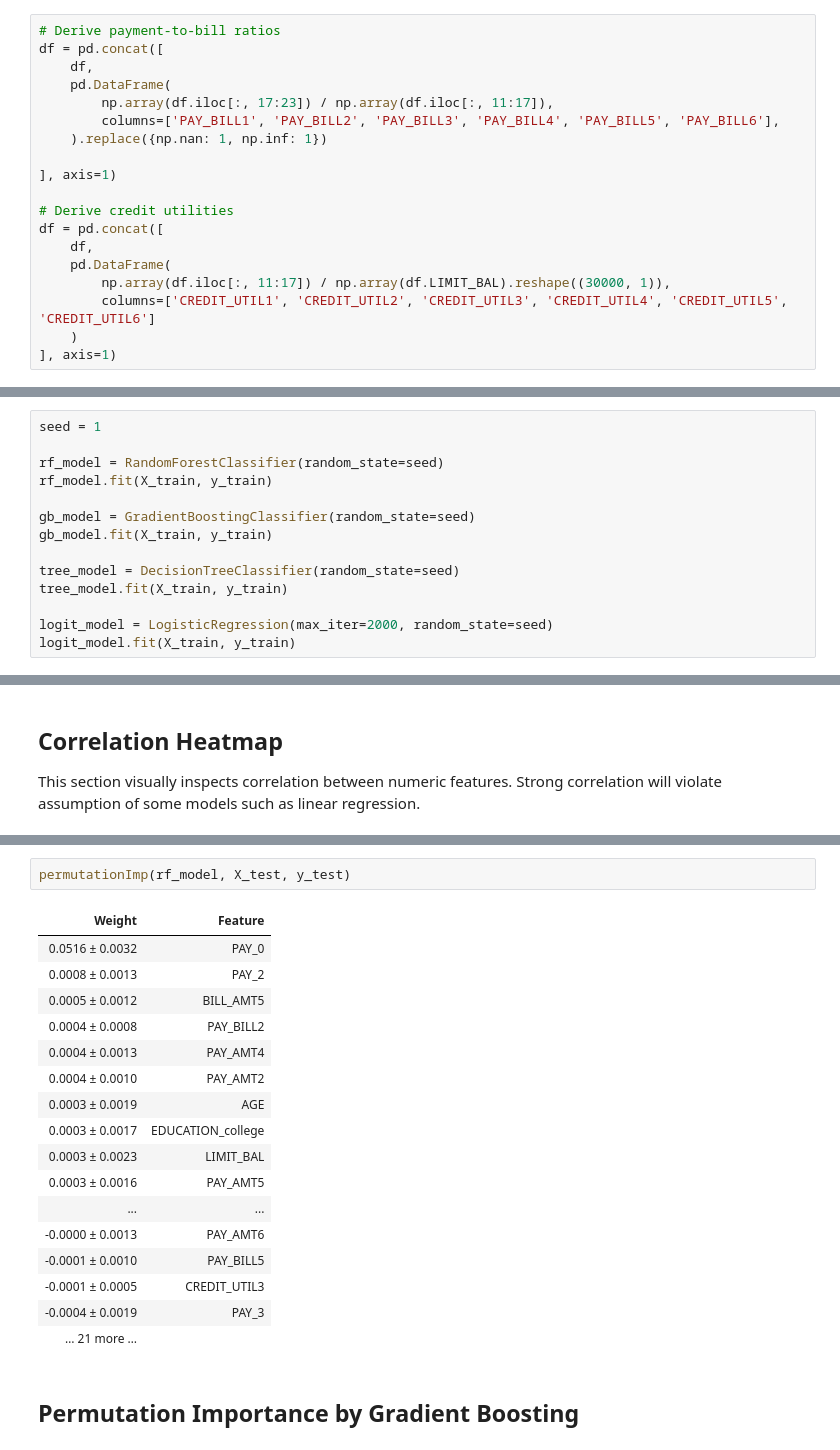
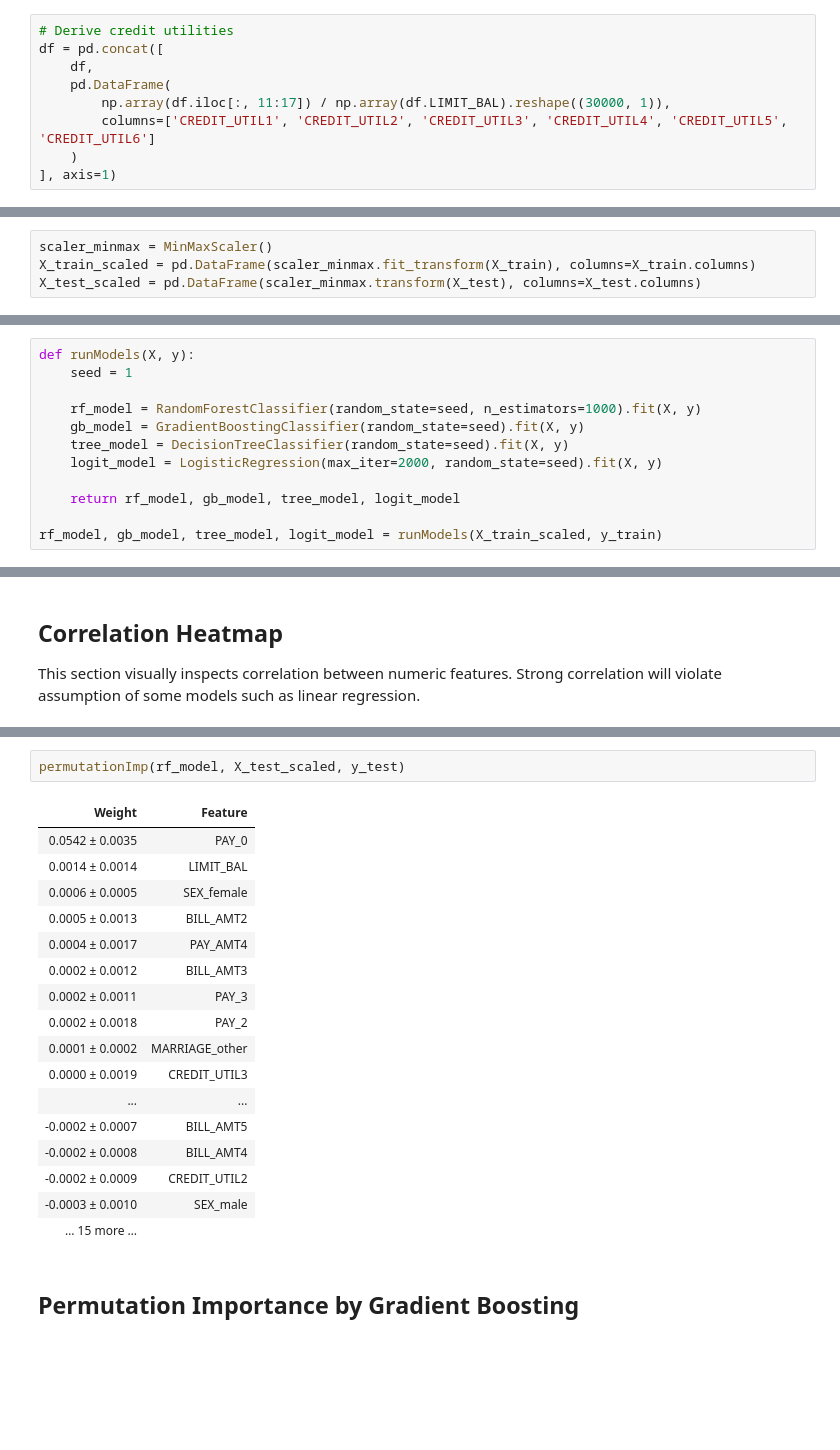
Before and after one commit to markczhang/domain_knowledge_machine_learning_approach, a Jupyter notebook: credit card payment default.ipynb, the cells around one changed output, grey strips where cells are left out. Drawn from its saved outputs; the diff is of its cells as text; blank space fills up the shorter version.

```diff
--- a/credit card payment default.ipynb
+++ b/credit card payment default.ipynb
@@ -44,16 +45,6 @@ df.y = np.where(df.y == 1, 'yes', 'no');
 # %% [markdown]
 ## Feature Engineering
 # %%
-# Derive payment-to-bill ratios
-df = pd.concat([
-    df,
-    pd.DataFrame(
-        np.array(df.iloc[:, 17:23]) / np.array(df.iloc[:, 11:17]),
-        columns=['PAY_BILL1', 'PAY_BILL2', 'PAY_BILL3', 'PAY_BILL4', 'PAY_BILL5', 'PAY_BILL6'],
-    ).replace({np.nan: 1, np.inf: 1})
-
-], axis=1)
-
 # Derive credit utilities
 df = pd.concat([
     df,
@@ -90,16 +83,18 @@ for i in range(0, 8):
+# %%
+scaler_minmax = MinMaxScaler()
+X_train_scaled = pd.DataFrame(scaler_minmax.fit_transform(X_train), columns=X_train.columns)
+X_test_scaled = pd.DataFrame(scaler_minmax.transform(X_test), columns=X_test.columns)
 # %% [markdown]
 ## Fit Models
 # %%
-seed = 1
+def runModels(X, y):
+    seed = 1
 
-rf_model = RandomForestClassifier(random_state=seed)
-rf_model.fit(X_train, y_train)
+    rf_model = RandomForestClassifier(random_state=seed, n_estimators=1000).fit(X, y)
+    gb_model = GradientBoostingClassifier(random_state=seed).fit(X, y)
+    tree_model = DecisionTreeClassifier(random_state=seed).fit(X, y)
+    logit_model = LogisticRegression(max_iter=2000, random_state=seed).fit(X, y)
 
-gb_model = GradientBoostingClassifier(random_state=seed)
-gb_model.fit(X_train, y_train)
+    return rf_model, gb_model, tree_model, logit_model
 
-tree_model = DecisionTreeClassifier(random_state=seed)
-tree_model.fit(X_train, y_train)
-
-logit_model = LogisticRegression(max_iter=2000, random_state=seed)
-logit_model.fit(X_train, y_train)
+rf_model, gb_model, tree_model, logit_model = runModels(X_train_scaled, y_train)
@@ -152,23 +145,23 @@ month_oct and month_apr are pretty interesting... Maybe part of the consumers th
 # %%
-permutationImp(rf_model, X_test, y_test)
+permutationImp(rf_model, X_test_scaled, y_test)
 # %% [output]
 | Weight | Feature |
-| 0.0516 ± 0.0032 | PAY_0 |
-| 0.0008 ± 0.0013 | PAY_2 |
-| 0.0005 ± 0.0012 | BILL_AMT5 |
-| 0.0004 ± 0.0008 | PAY_BILL2 |
-| 0.0004 ± 0.0013 | PAY_AMT4 |
-| 0.0004 ± 0.0010 | PAY_AMT2 |
-| 0.0003 ± 0.0019 | AGE |
-| 0.0003 ± 0.0017 | EDUCATION_college |
-| 0.0003 ± 0.0023 | LIMIT_BAL |
-| 0.0003 ± 0.0016 | PAY_AMT5 |
+| 0.0542 ± 0.0035 | PAY_0 |
+| 0.0014 ± 0.0014 | LIMIT_BAL |
+| 0.0006 ± 0.0005 | SEX_female |
+| 0.0005 ± 0.0013 | BILL_AMT2 |
+| 0.0004 ± 0.0017 | PAY_AMT4 |
+| 0.0002 ± 0.0012 | BILL_AMT3 |
+| 0.0002 ± 0.0011 | PAY_3 |
+| 0.0002 ± 0.0018 | PAY_2 |
+| 0.0001 ± 0.0002 | MARRIAGE_other |
+| 0.0000 ± 0.0019 | CREDIT_UTIL3 |
 | ... | ... |
-| -0.0000 ± 0.0013 | PAY_AMT6 |
-| -0.0001 ± 0.0010 | PAY_BILL5 |
-| -0.0001 ± 0.0005 | CREDIT_UTIL3 |
-| -0.0004 ± 0.0019 | PAY_3 |
-| … 21 more … |  |
+| -0.0002 ± 0.0007 | BILL_AMT5 |
+| -0.0002 ± 0.0008 | BILL_AMT4 |
+| -0.0002 ± 0.0009 | CREDIT_UTIL2 |
+| -0.0003 ± 0.0010 | SEX_male |
+| … 15 more … |  |
 # %% [markdown]
 ## Permutation Importance by Gradient Boosting
 # %%
```
Also changed, not shown: parts of 14 cells of this notebook.
